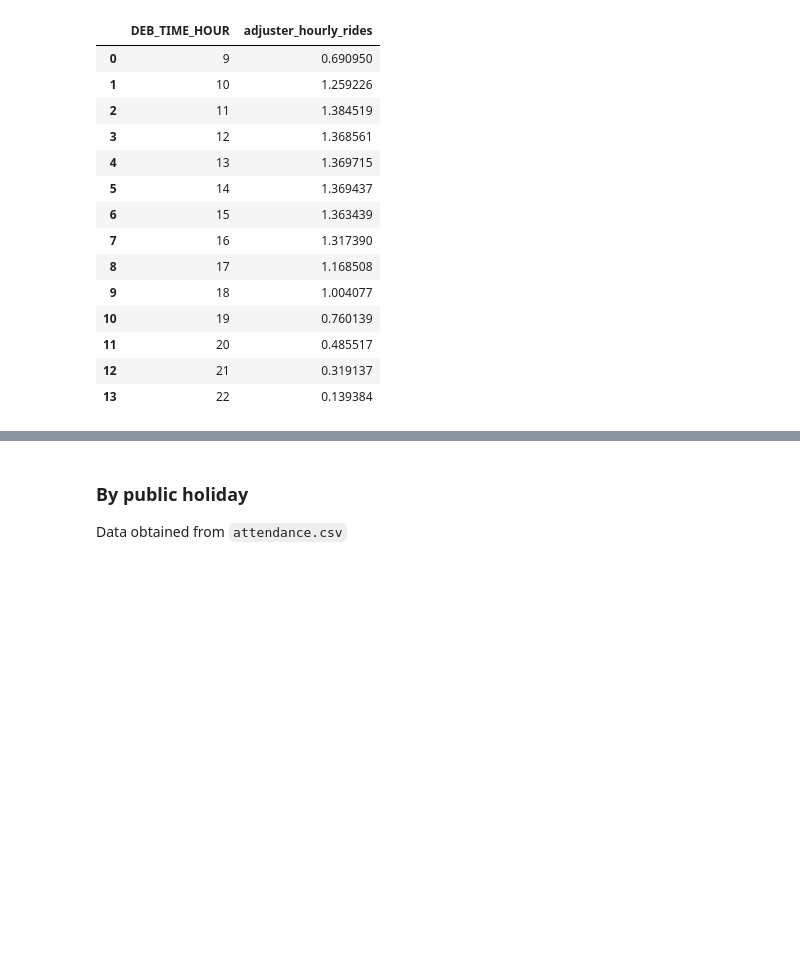
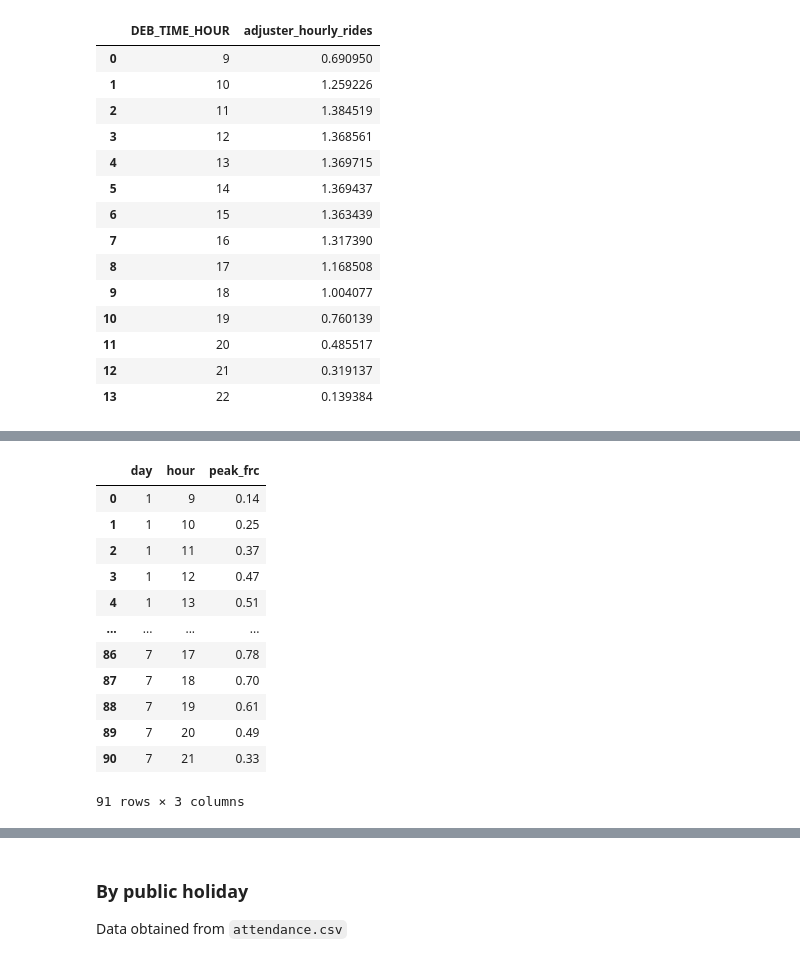
Before and after one commit to reallyjustalan/DSA3101_Group8_Project1, a Jupyter notebook: B3/DSA3101_B3_Modelling.ipynb, the cells around one changed output, grey strips where cells are left out. Drawn from its saved outputs; the diff is of its cells as text; code cells hidden in the pictures; blank space fills up the shorter version.

```diff
--- a/B3/DSA3101_B3_Modelling.ipynb
+++ b/B3/DSA3101_B3_Modelling.ipynb
@@ -139,0 +235,18 @@ Overall mean guest carried across all hours: 75.25982850018174
+# %%
+retail_raw = pd.read_csv(r"C:\Users\joann\Downloads\retail_daily_hourly.csv")
+retail_daily_hourly = retail_raw[['day','hour','peak_frc']]
+retail_daily_hourly
+# %% [output]
+|  | day | hour | peak_frc |
+| 0 | 1 | 9 | 0.14 |
+| 1 | 1 | 10 | 0.25 |
+| 2 | 1 | 11 | 0.37 |
+| 3 | 1 | 12 | 0.47 |
+| 4 | 1 | 13 | 0.51 |
+| ... | ... | ... | ... |
+| 86 | 7 | 17 | 0.78 |
+| 87 | 7 | 18 | 0.70 |
+| 88 | 7 | 19 | 0.61 |
+| 89 | 7 | 20 | 0.49 |
+| 90 | 7 | 21 | 0.33 |
+91 rows × 3 columns
```
Also changed, not shown: parts of 20 cells of this notebook.
